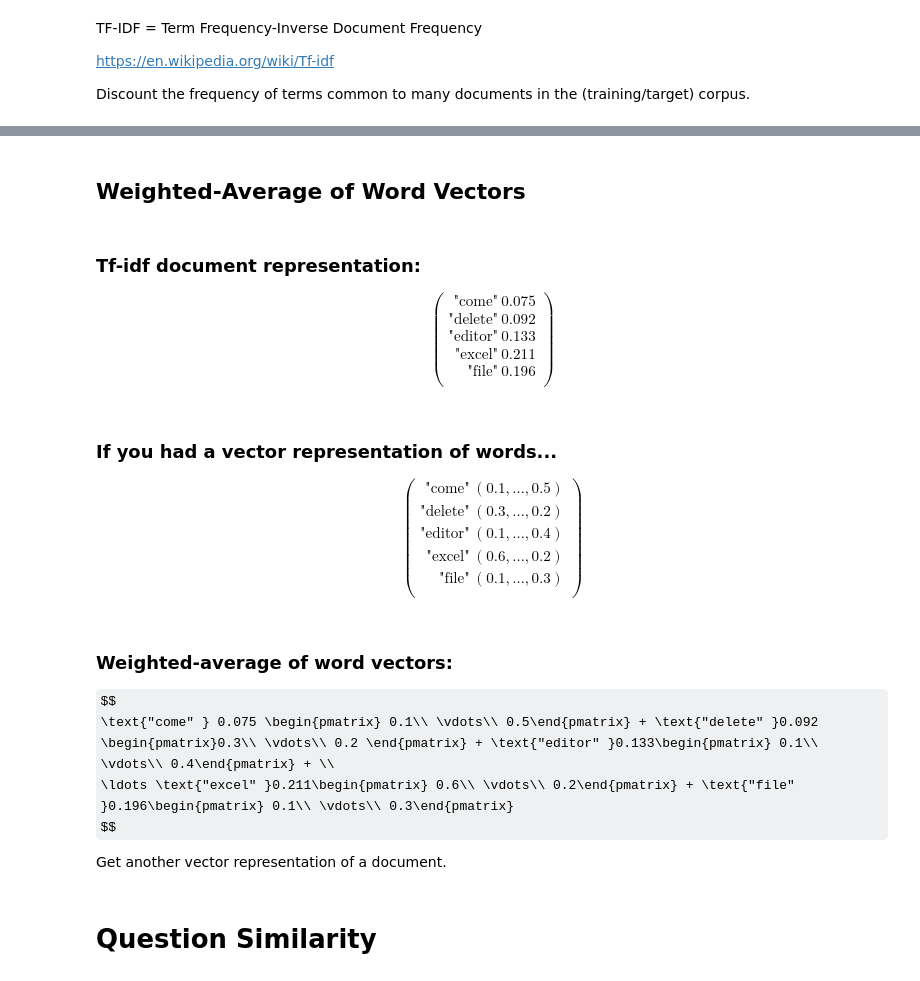
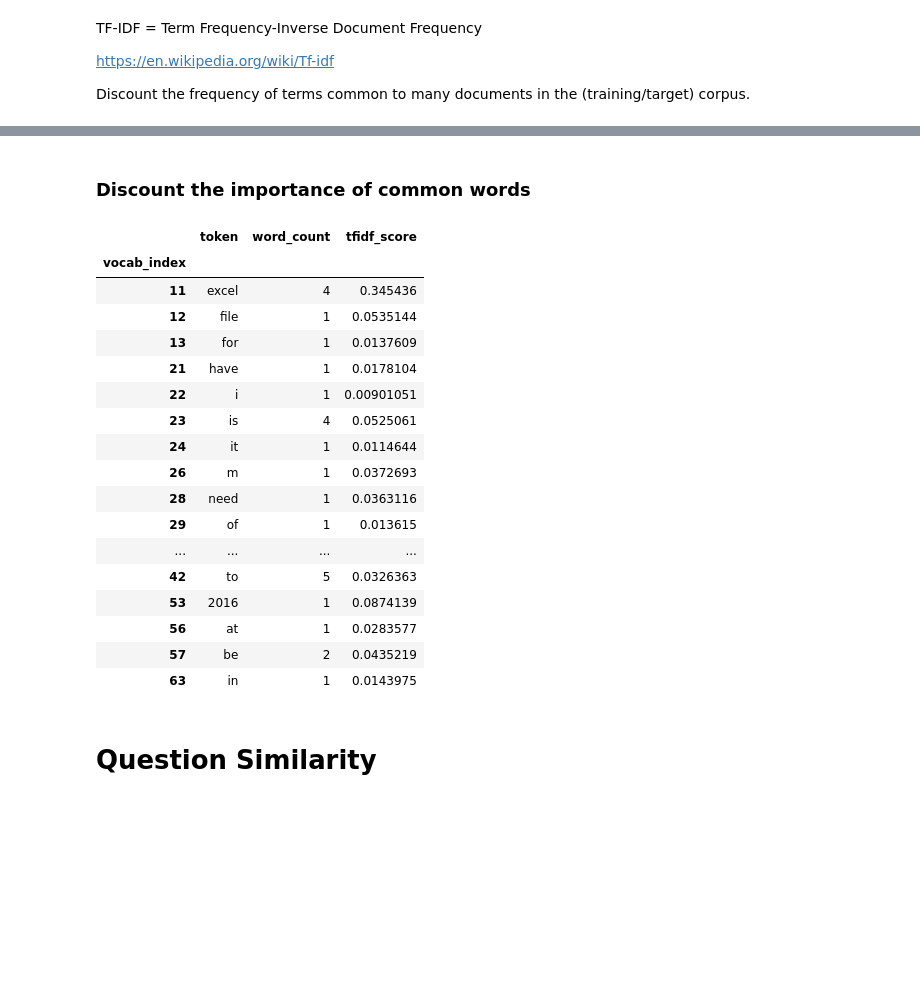
Before and after one commit to nataliedurgin/similar-questions, a Jupyter notebook: Spiceworld_20181010.ipynb, the cells around one changed output, grey strips where cells are left out. Drawn from its saved outputs; the diff is of its cells as text; code cells hidden in the pictures; some formulas as TeX source; blank space fills up the shorter version.

```diff
--- a/Spiceworld_20181010.ipynb
+++ b/Spiceworld_20181010.ipynb
@@ -389,39 +162,25 @@ test_tfidf = gensim.models.TfidfModel(test_corpus)
-# %% [markdown]
-## Weighted-Average of Word Vectors
-# %% [markdown]
-### Tf-idf document representation:
-$$
-\left(
-\begin{array}{r|l}
-\text{"come"} & 0.075\\
-\text{"delete"} & 0.092\\
-\text{"editor"} & 0.133\\
-\text{"excel"} & 0.211\\
-\text{"file"} & 0.196\\
-\end{array}
-\right)
-$$
-# %% [markdown]
-### If you had a vector representation of words...
-$$
-\left(
-\begin{array}{r|l}
-\text{"come"} & (0.1, \ldots, 0.5)\\
-\text{"delete"} & (0.3, \ldots, 0.2)\\
-\text{"editor"} & (0.1, \ldots, 0.4)\\
-\text{"excel"} & (0.6, \ldots, 0.2)\\
-\text{"file"} & (0.1, \ldots, 0.3)\\
-\end{array}
-\right)
-$$
-# %% [markdown]
-### Weighted-average of word vectors:
-
-$$
-\text{"come" } 0.075 \begin{pmatrix} 0.1\\ \vdots\\ 0.5\end{pmatrix} + \text{"delete" }0.092 \begin{pmatrix}0.3\\ \vdots\\ 0.2 \end{pmatrix} + \text{"editor" }0.133\begin{pmatrix} 0.1\\ \vdots\\ 0.4\end{pmatrix} + \\
-\ldots \text{"excel" }0.211\begin{pmatrix} 0.6\\ \vdots\\ 0.2\end{pmatrix} + \text{"file" }0.196\begin{pmatrix} 0.1\\ \vdots\\ 0.3\end{pmatrix}
-$$
-
-Get another vector representation of a document.
+# %% [markdown]
+### Discount the importance of common words
+# %%
+display_tfidf_vector(3, prepro='custom')
+# %% [output]
+|  | token | word_count | tfidf_score |
+| vocab_index |  |  |  |
+| 11 | excel | 4 | 0.345436 |
+| 12 | file | 1 | 0.0535144 |
+| 13 | for | 1 | 0.0137609 |
+| 21 | have | 1 | 0.0178104 |
+| 22 | i | 1 | 0.00901051 |
+| 23 | is | 4 | 0.0525061 |
+| 24 | it | 1 | 0.0114644 |
+| 26 | m | 1 | 0.0372693 |
+| 28 | need | 1 | 0.0363116 |
+| 29 | of | 1 | 0.013615 |
+| ... | ... | ... | ... |
+| 42 | to | 5 | 0.0326363 |
+| 53 | 2016 | 1 | 0.0874139 |
+| 56 | at | 1 | 0.0283577 |
+| 57 | be | 2 | 0.0435219 |
+| 63 | in | 1 | 0.0143975 |
 # %% [markdown]
 # Question Similarity
```
Also changed, not shown: parts of 114 cells of this notebook.
